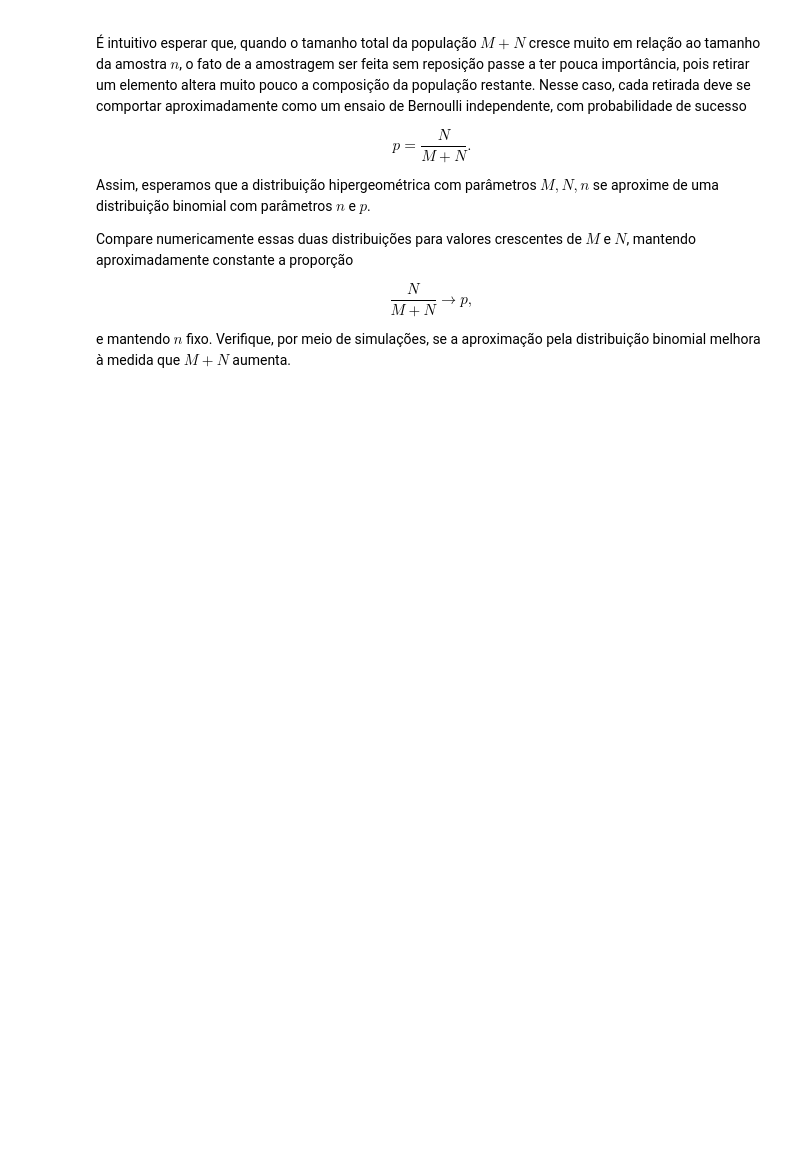
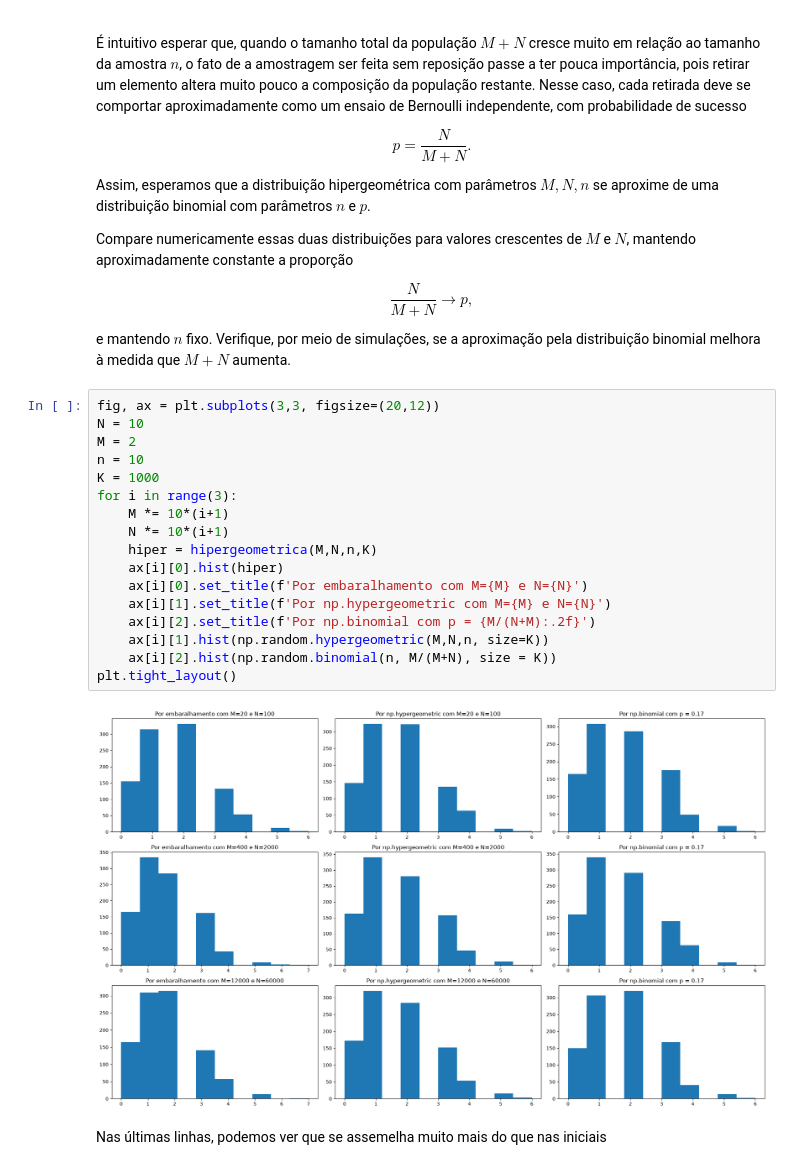
Before and after one commit to BenvenutiMateus/prog-estat, a Jupyter notebook: labs/lab5.ipynb, the cells around one changed output. Saved outputs shown, nothing was run; the diff lists cells and outputs as text; blank space fills up the shorter version.

```diff
--- a/labs/lab5.ipynb
+++ b/labs/lab5.ipynb
@@ -137,3 +165,24 @@ $$
 $$
 
 e mantendo $n$ fixo. Verifique, por meio de simulações, se a aproximação pela distribuição binomial melhora à medida que $M+N$ aumenta.
+# %%
+fig, ax = plt.subplots(3,3, figsize=(20,12))
+N = 10
+M = 2
+n = 10
+K = 1000
+for i in range(3):
+    M *= 10*(i+1)
+    N *= 10*(i+1)
+    hiper = hipergeometrica(M,N,n,K)
+    ax[i][0].hist(hiper)
+    ax[i][0].set_title(f'Por embaralhamento com M={M} e N={N}')
+    ax[i][1].set_title(f'Por np.hypergeometric com M={M} e N={N}')
+    ax[i][2].set_title(f'Por np.binomial com p = {M/(N+M):.2f}')
+    ax[i][1].hist(np.random.hypergeometric(M,N,n, size=K))
+    ax[i][2].hist(np.random.binomial(n, M/(M+N), size = K))
+plt.tight_layout()
+# %% [output]
+[figure, added]
+# %% [markdown]
+Nas últimas linhas, podemos ver que se assemelha muito mais do que nas iniciais
```
Also changed, not shown: parts of 5 cells of this notebook.
